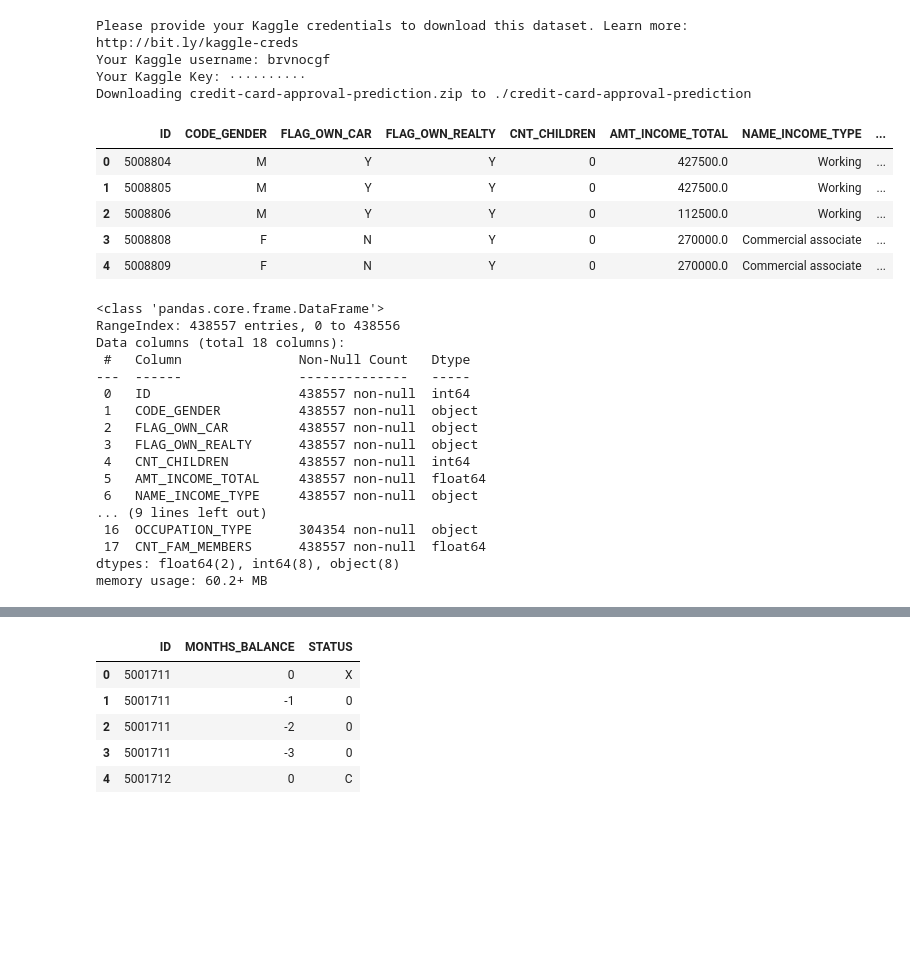
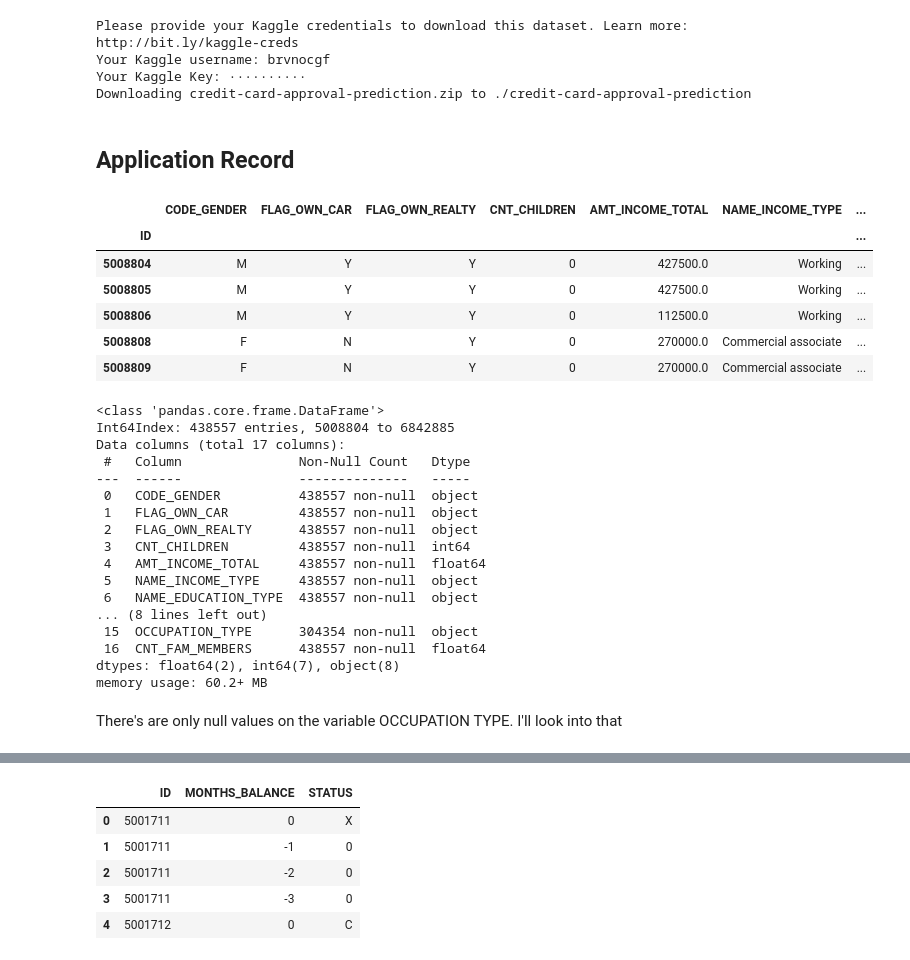
Before and after one commit to brunocgf/CertificationUT_DS, a Jupyter notebook: Statistics4DS/CreditCardApprovalPrediction.ipynb, the cells around one changed output, grey strips where cells are left out. Drawn from its saved outputs; the diff is of its cells as text; code cells hidden in the pictures; blank space fills up the shorter version.

```diff
--- a/Statistics4DS/CreditCardApprovalPrediction.ipynb
+++ b/Statistics4DS/CreditCardApprovalPrediction.ipynb
@@ -22,35 +37,40 @@ Please provide your Kaggle credentials to download this dataset. Learn more: htt
 Your Kaggle username: brvnocgf
 Your Kaggle Key: ··········
 Downloading credit-card-approval-prediction.zip to ./credit-card-approval-prediction
+# %% [markdown]
+## Application Record
 # %%
 data_path = "./credit-card-approval-prediction/application_record.csv"
 # %%
-df_application = pd.read_csv(data_path, header = 0, sep = ',')
+df_application = pd.read_csv(data_path, header = 0, sep = ',', index_col = 0)
 df_application.head()
 # %% [output]
-|  | ID | CODE_GENDER | FLAG_OWN_CAR | FLAG_OWN_REALTY | CNT_CHILDREN | AMT_INCOME_TOTAL | NAME_INCOME_TYPE | ... |
-| 0 | 5008804 | M | Y | Y | 0 | 427500.0 | Working | ... |
-| 1 | 5008805 | M | Y | Y | 0 | 427500.0 | Working | ... |
-| 2 | 5008806 | M | Y | Y | 0 | 112500.0 | Working | ... |
-| 3 | 5008808 | F | N | Y | 0 | 270000.0 | Commercial associate | ... |
-| 4 | 5008809 | F | N | Y | 0 | 270000.0 | Commercial associate | ... |
+|  | CODE_GENDER | FLAG_OWN_CAR | FLAG_OWN_REALTY | CNT_CHILDREN | AMT_INCOME_TOTAL | NAME_INCOME_TYPE | ... |
+| ID |  |  |  |  |  |  | ... |
+| 5008804 | M | Y | Y | 0 | 427500.0 | Working | ... |
+| 5008805 | M | Y | Y | 0 | 427500.0 | Working | ... |
+| 5008806 | M | Y | Y | 0 | 112500.0 | Working | ... |
+| 5008808 | F | N | Y | 0 | 270000.0 | Commercial associate | ... |
+| 5008809 | F | N | Y | 0 | 270000.0 | Commercial associate | ... |
 # %%
 df_application.info()
 # %% [output]
 <class 'pandas.core.frame.DataFrame'>
-RangeIndex: 438557 entries, 0 to 438556
-Data columns (total 18 columns):
+Int64Index: 438557 entries, 5008804 to 6842885
+Data columns (total 17 columns):
  #   Column               Non-Null Count   Dtype
 ---  ------               --------------   -----
- 0   ID                   438557 non-null  int64
- 1   CODE_GENDER          438557 non-null  object
- 2   FLAG_OWN_CAR         438557 non-null  object
- 3   FLAG_OWN_REALTY      438557 non-null  object
- 4   CNT_CHILDREN         438557 non-null  int64
- 5   AMT_INCOME_TOTAL     438557 non-null  float64
- 6   NAME_INCOME_TYPE     438557 non-null  object
-... (9 lines left out)
- 16  OCCUPATION_TYPE      304354 non-null  object
- 17  CNT_FAM_MEMBERS      438557 non-null  float64
-dtypes: float64(2), int64(8), object(8)
+ 0   CODE_GENDER          438557 non-null  object
+ 1   FLAG_OWN_CAR         438557 non-null  object
+ 2   FLAG_OWN_REALTY      438557 non-null  object
+ 3   CNT_CHILDREN         438557 non-null  int64
+ 4   AMT_INCOME_TOTAL     438557 non-null  float64
+ 5   NAME_INCOME_TYPE     438557 non-null  object
+ 6   NAME_EDUCATION_TYPE  438557 non-null  object
+... (8 lines left out)
+ 15  OCCUPATION_TYPE      304354 non-null  object
+ 16  CNT_FAM_MEMBERS      438557 non-null  float64
+dtypes: float64(2), int64(7), object(8)
 memory usage: 60.2+ MB
+# %% [markdown]
+There's are only null values on the variable OCCUPATION TYPE. I'll look into that
```
Also changed, not shown: parts of 118 cells of this notebook, 2 other files.
